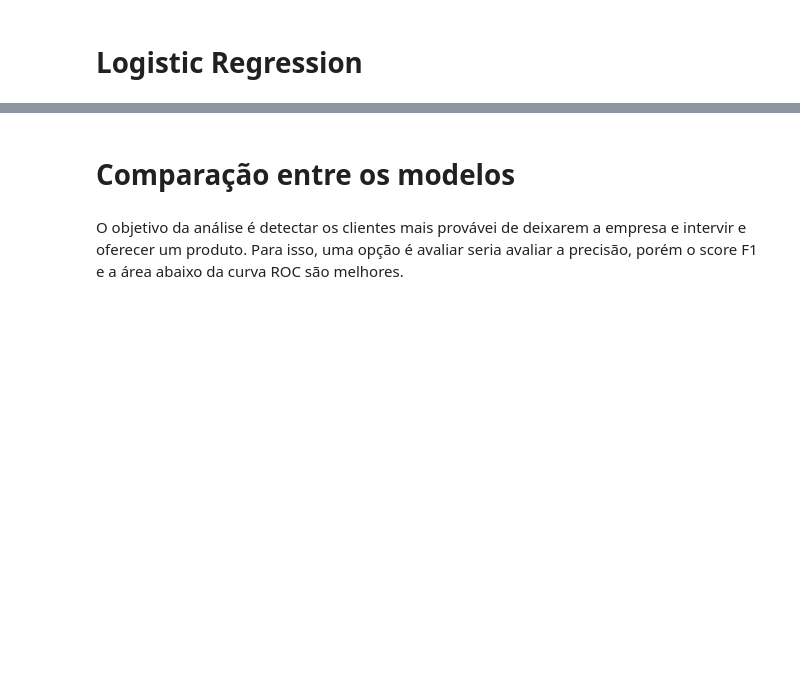
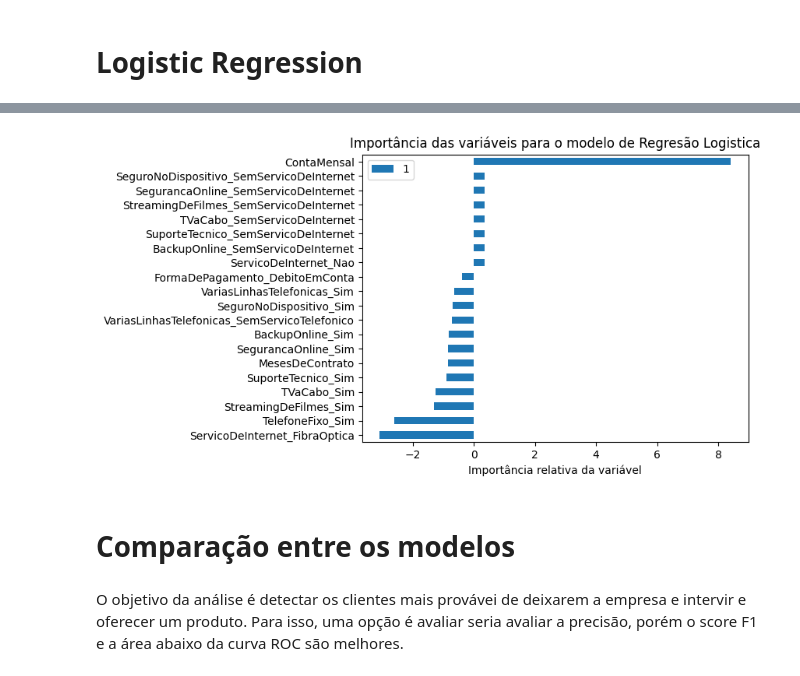
Before and after one commit to chzandonai/churn-detection, a Jupyter notebook: notebooks/deteccao-de-perdas-de-clientes-telefonia.ipynb, the cells around one changed output, grey strips where cells are left out. Cells and saved outputs as stored; diff of their text form; code cells hidden in the pictures; blank space fills up the shorter version.

```diff
--- a/notebooks/deteccao-de-perdas-de-clientes-telefonia.ipynb
+++ b/notebooks/deteccao-de-perdas-de-clientes-telefonia.ipynb
@@ -266,3 +227,15 @@ LogisticRegression()
+# %%
+# Construindo a tabela com a importância de variáveis da Árvore de Decisão
+a = pd.DataFrame([df.drop('Churn_Sim', axis=1).columns.tolist(),
+                  lr.coef_[0].tolist()]).T.set_index(0).sort_values(by = 1,ascending=False)
+# Construindo o Gráfico
+a.loc[(a[1]>=0.3)|(a[1]<=-0.3)].sort_values(1).plot(kind = 'barh')
+plt.title('Importância das variáveis para o modelo de Regresão Logistica')
+plt.xlabel('Importância relativa da variável')
+plt.ylabel(None)
+plt.show()
+# %% [output]
+[figure, added]
 # %% [markdown]
 # Comparação entre os modelos
 # %% [markdown]
```
Also changed, not shown: parts of 45 cells of this notebook.
